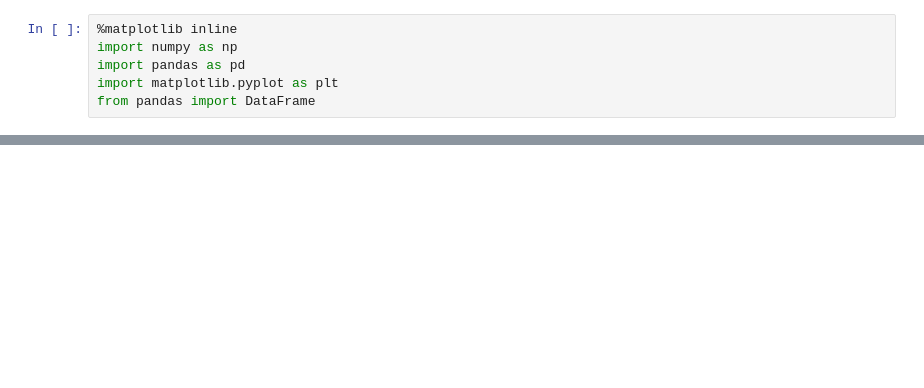
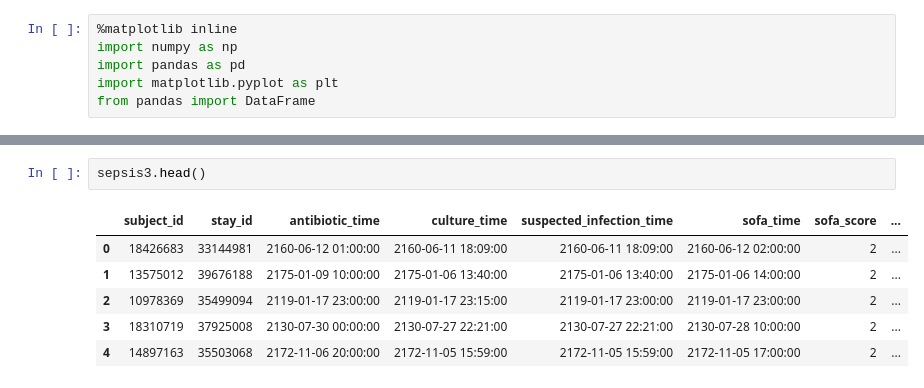
Before and after one commit to saravananmohan1408/MIMIC, a Jupyter notebook: Capstone Data pre-processing Ver 1.ipynb, the cells around one changed output, grey strips where cells are left out. Cells and saved outputs as stored; diff of their text form; blank space fills up the shorter version.

```diff
--- a/Capstone Data pre-processing Ver 1.ipynb
+++ b/Capstone Data pre-processing Ver 1.ipynb
@@ -63,0 +22,9 @@ pre = pd.merge(icustays, inputevents, on='stay_id')
+# %%
+sepsis3.head()
+# %% [output]
+|  | subject_id | stay_id | antibiotic_time | culture_time | suspected_infection_time | sofa_time | sofa_score | ... |
+| 0 | 18426683 | 33144981 | 2160-06-12 01:00:00 | 2160-06-11 18:09:00 | 2160-06-11 18:09:00 | 2160-06-12 02:00:00 | 2 | ... |
+| 1 | 13575012 | 39676188 | 2175-01-09 10:00:00 | 2175-01-06 13:40:00 | 2175-01-06 13:40:00 | 2175-01-06 14:00:00 | 2 | ... |
+| 2 | 10978369 | 35499094 | 2119-01-17 23:00:00 | 2119-01-17 23:15:00 | 2119-01-17 23:00:00 | 2119-01-17 23:00:00 | 2 | ... |
+| 3 | 18310719 | 37925008 | 2130-07-30 00:00:00 | 2130-07-27 22:21:00 | 2130-07-27 22:21:00 | 2130-07-28 10:00:00 | 2 | ... |
+| 4 | 14897163 | 35503068 | 2172-11-06 20:00:00 | 2172-11-05 15:59:00 | 2172-11-05 15:59:00 | 2172-11-05 17:00:00 | 2 | ... |
```
Also changed, not shown: parts of 112 cells of this notebook.
